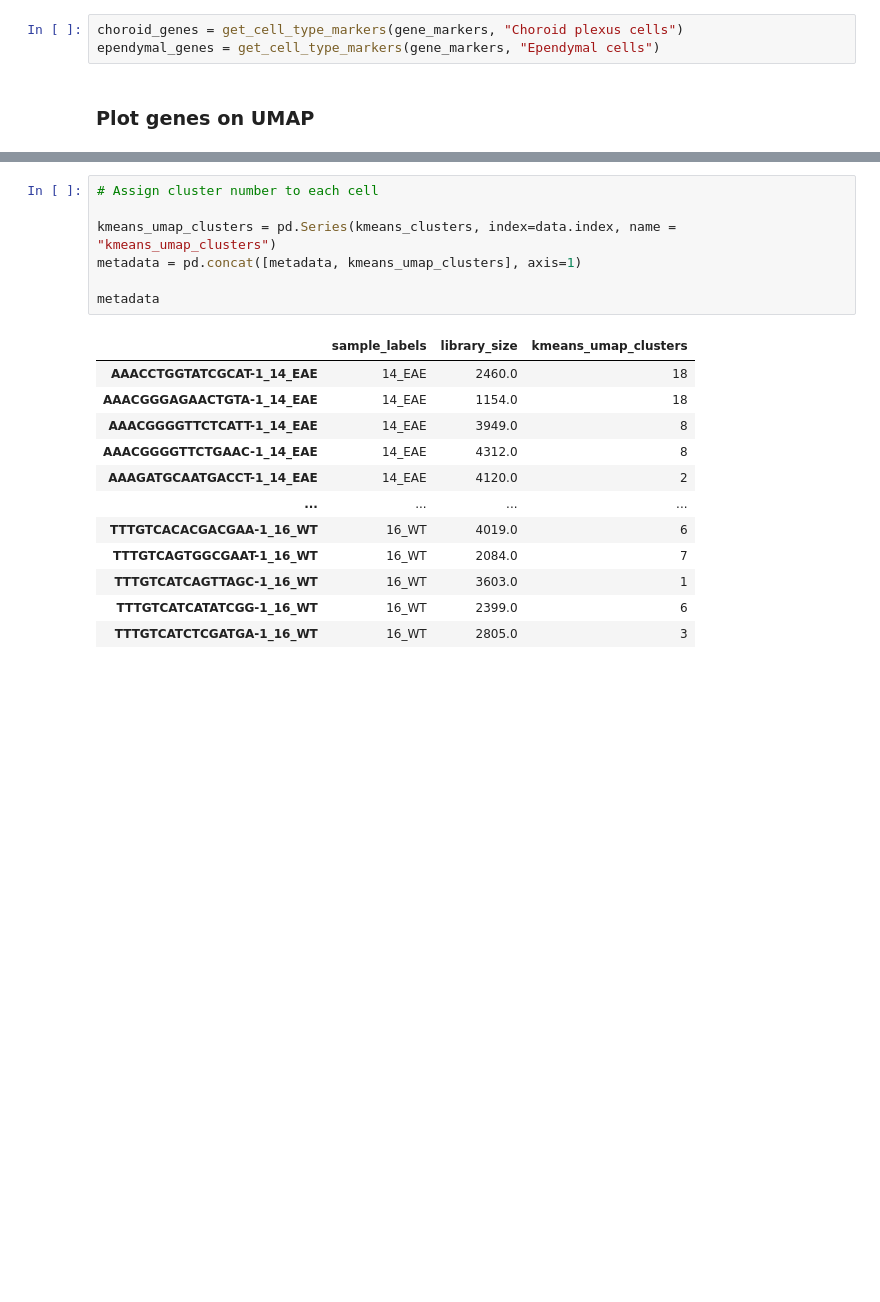
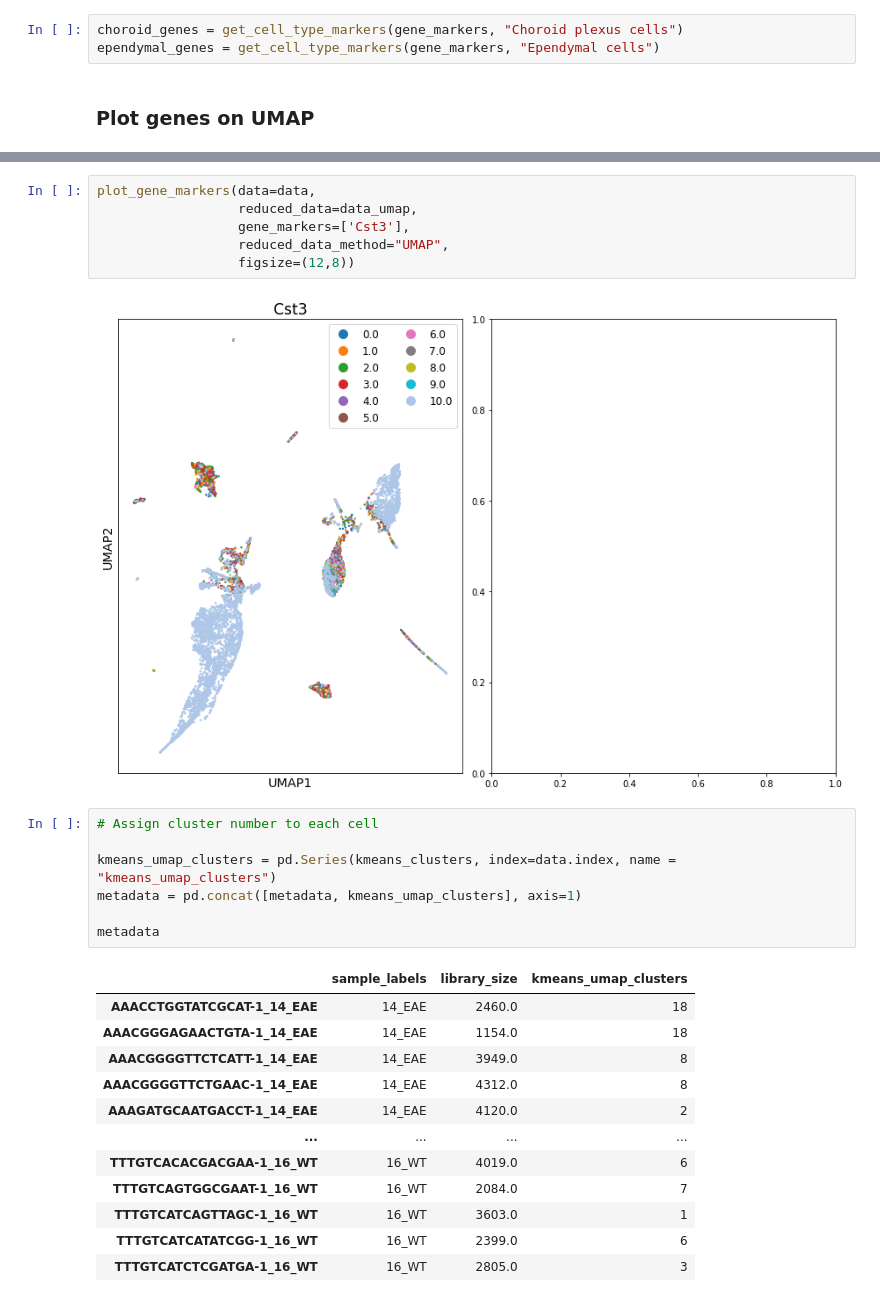
Before and after one commit to SBurwash/CRCHUM, a Jupyter notebook: Python_project/main.ipynb, the cells around one changed output, grey strips where cells are left out. Drawn from its saved outputs; the diff is of its cells as text; blank space fills up the shorter version.

```diff
--- a/Python_project/main.ipynb
+++ b/Python_project/main.ipynb
@@ -460,3 +448,11 @@ plot_gene_markers(data, data_umap, choroid_genes, "UMAP")
+# %%
+plot_gene_markers(data=data,
+                  reduced_data=data_umap,
+                  gene_markers=['Cst3'],
+                  reduced_data_method="UMAP",
+                  figsize=(12,8))
+# %% [output]
+[figure, added]
 # %%
 # Assign cluster number to each cell
 
```
Also changed, not shown: parts of 12 cells of this notebook.
